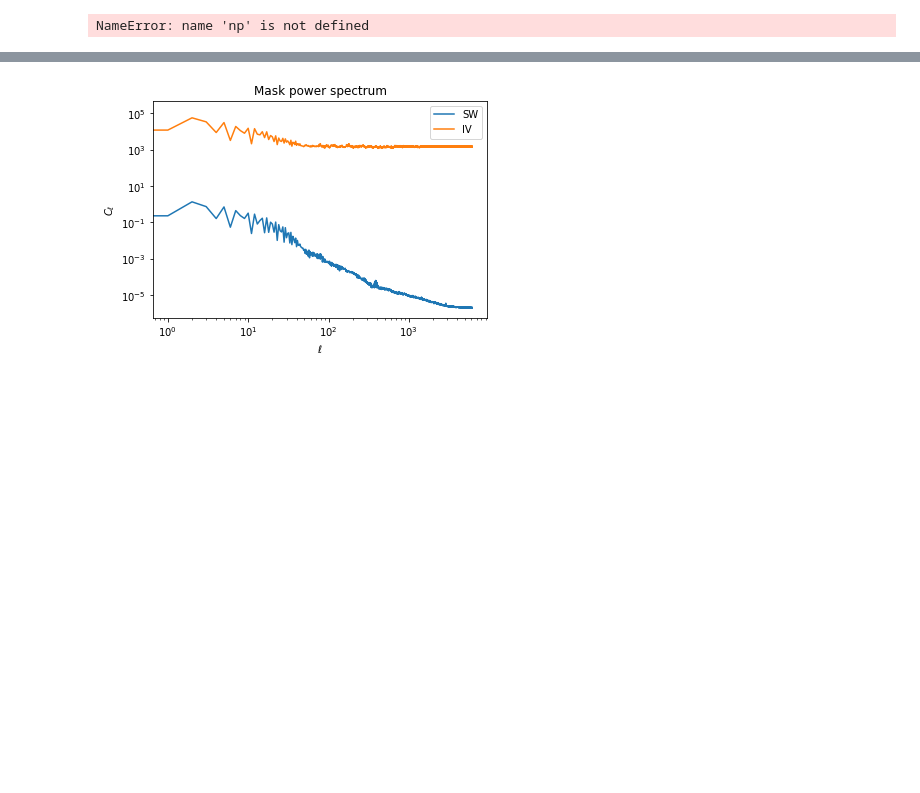
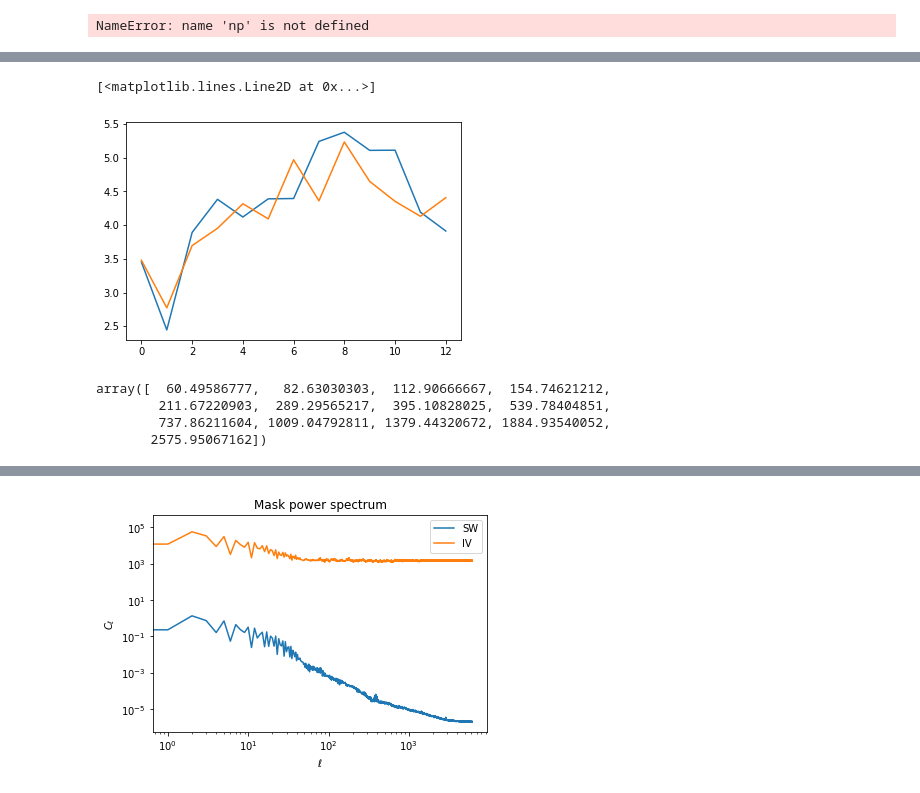
Before and after one commit to tilmantroester/KiDS-1000xtSZ, a Jupyter notebook: notebooks/covariance_shenanigans.ipynb, the cells around one changed output, grey strips where cells are left out. Drawn from its saved outputs; the diff is of its cells as text; code cells hidden in the pictures; blank space fills up the shorter version.

```diff
--- a/notebooks/covariance_shenanigans.ipynb
+++ b/notebooks/covariance_shenanigans.ipynb
@@ -903,0 +926,13 @@ fig.savefig("plots/noise_bias_subtraction.png", facecolor="w", dpi=300)
+# %%
+plt.plot(nmt_workspace[(1,1)].decouple_cell(nmt_workspace[(1,1)].couple_cell([Cl_EE_signal[(1,1)], Cl_0, Cl_0, Cl_0]))[0]/np.std(true_random_shear_with_signal_no_noise_bias_EE[(1,1)], axis=0))
+plt.plot(nmt_workspace_binary_mask[(1,1)].decouple_cell(nmt_workspace_binary_mask[(1,1)].couple_cell([Cl_EE_signal[(1,1)], Cl_0, Cl_0, Cl_0]))[0]/np.std(true_random_shear_with_signal_no_noise_bias_binary_mask_EE[(1,1)], axis=0))
+# %% [output]
+[<matplotlib.lines.Line2D at 0x...>]
+[figure, added]
+# %%
+ell_eff
+# %% [output]
+array([  60.49586777,   82.63030303,  112.90666667,  154.74621212,
+        211.67220903,  289.29565217,  395.10828025,  539.78404851,
+        737.86211604, 1009.04792811, 1379.44320672, 1884.93540052,
+       2575.95067162])
```
Also changed, not shown: parts of 11 cells of this notebook.
